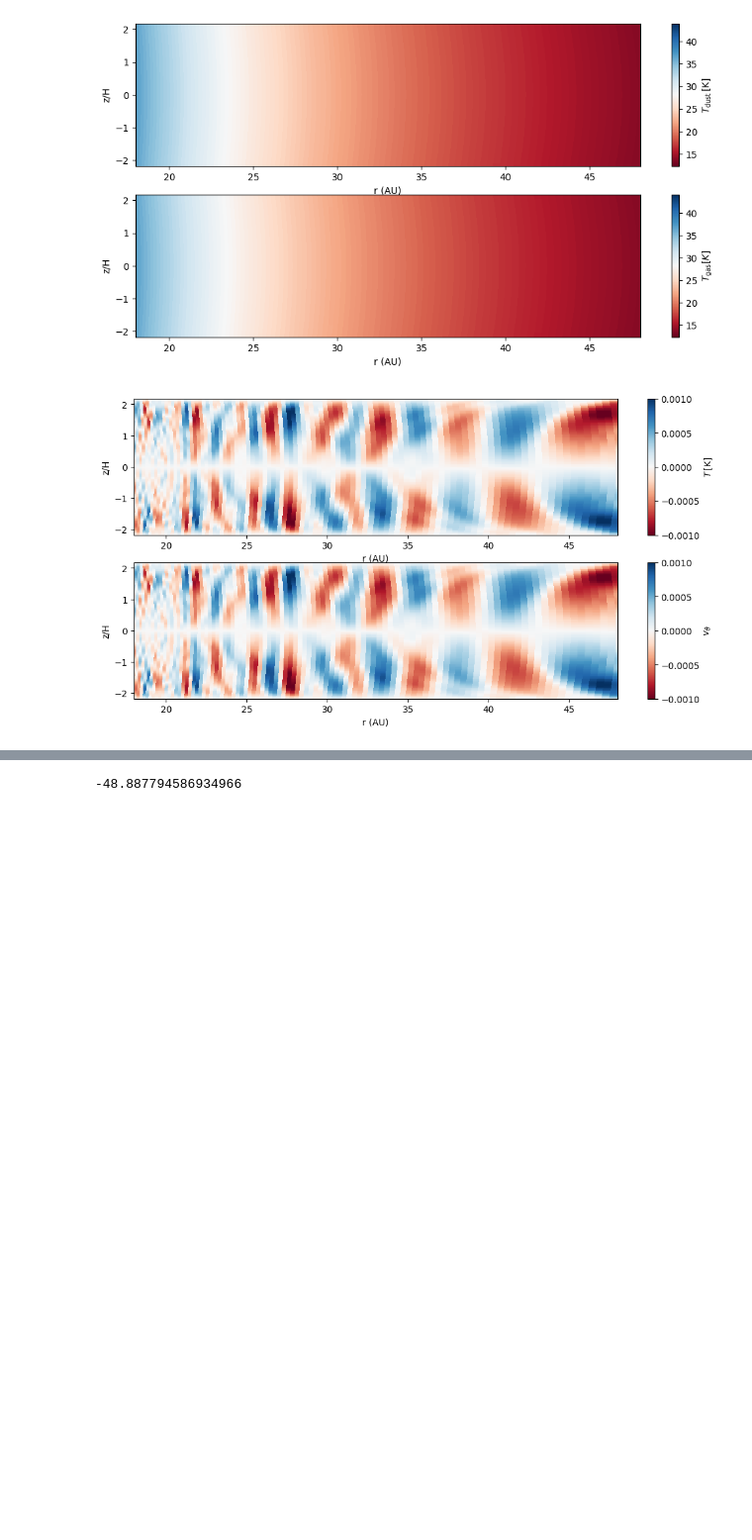
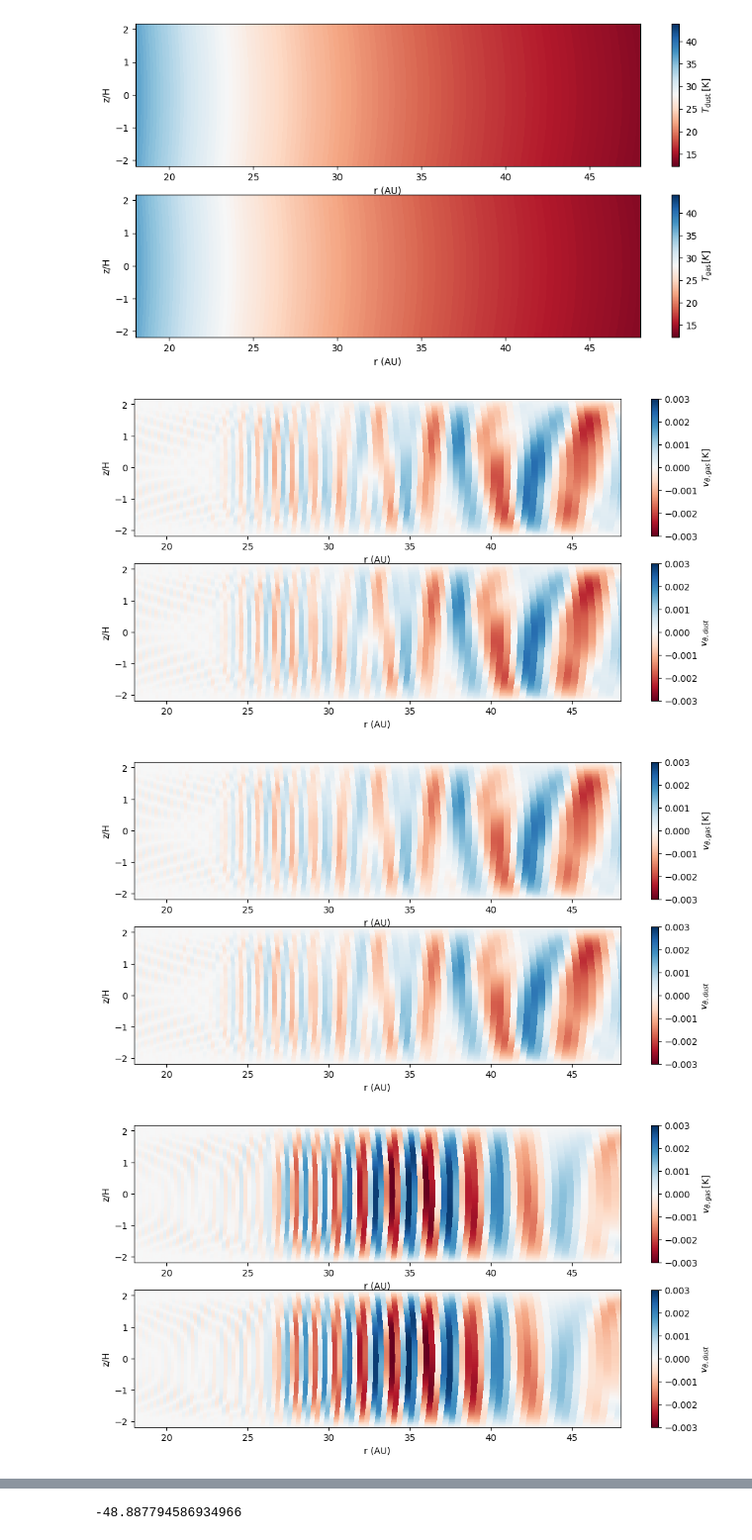
Before and after one commit to NadineSoliman/fargo3d, a Jupyter notebook: setups/vsi/vsi.ipynb, the cells around one changed output, grey strips where cells are left out. Shown at 99% size. Saved outputs shown, nothing was run; the diff lists cells and outputs as text; code cells hidden in the pictures; blank space fills up the shorter version.

```diff
--- a/setups/vsi/vsi.ipynb
+++ b/setups/vsi/vsi.ipynb
@@ -35,11 +36,0 @@ Populating the interactive namespace from numpy and matplotlib
-# %%
-rmin = loadtxt("../../outputs/vsi_128_iso/domain_y.dat")[3:-3]
-tmin = loadtxt("../../outputs/vsi_128_iso/domain_z.dat")[3:-3]
-
-rmed = 0.5 * (rmin[1:] + rmin[:-1])
-tmed = 0.5 * (tmin[1:] + tmin[:-1])
-
-R, T = meshgrid(rmed, tmed)
-
-nz = 128
-ny = 128
@@ -89,37 +122,13 @@ show()
 -0.016991351806550255
 [figure]
 # %%
-n =38
-
-vthetan_th = fromfile("../../outputs/vsi_128_iso/gasvz{:d}.dat".format(n)).reshape(nz,ny)
-vthetan_d= fromfile("../../outputs//vsi_128_iso/dust1vz{:d}.dat".format(n)).reshape(nz,ny)
-# tcol= fromfile("../../outputs//vsi_128_iso/Tcol{:d}.dat".format(n)).reshape(nz,ny)
-
-
-cg = R_MU /(gamma -1)
-cd = 0.088* cg
-
-
-H0 = 0.06
-fig = plt.figure(figsize=(12, 6))
-
-ax1 = fig.add_subplot(211)
-# surf1 = ax1.pcolormesh(30*R*sin(T),cos(T)/H0, np.abs(1/tcol), cmap='RdBu', norm =matplotlib.colors.LogNorm(vmin = 1e-2, vmax = 1e2))
-surf1 = ax1.pcolormesh(30*R*sin(T),cos(T)/H0, vthetan_th, cmap='RdBu', vmin=-0.001,vmax=0.001)
-
-ax1.set_xlabel('r (AU)')
-ax1.set_ylabel('z/H')
-ax1.set_xlim(0.6*30, 1.6*30)
-fig.colorbar(surf1, ax=ax1, label=r'$T\, [\rm K]$')
-
-# fig.colorbar(surf1, ax=ax1, label=r'$t_{\rm col}  \Omega$')
-
-ax2 = fig.add_subplot(212)
-surf2 = ax2.pcolormesh(30*R*sin(T),cos(T)/H0, vthetan_d, cmap='RdBu', vmin=-0.001,vmax=0.001)
-ax2.set_xlabel('r (AU)')
-ax2.set_ylabel('z/H')
-ax2.set_xlim(30*0.6, 30*1.6)
-fig.colorbar(surf2, ax=ax2, label=r'$v_\theta$')
-show()
+plot_vz("vsi_128_iso", 100)
+plot_vz("vsi_128_adi", 100)
+plot_vz("vsi_sametemp", 100)
+plot_vz("vsi_diffT", 100)
+plot_vz("vsi_sameTgrad", 100)
+plot_vz("vsi_small_diffT_grad", 100)
 # %% [output]
-[figure, old version]
+[figure, new version]
+[figure, added]
+[figure, added]
```
Also changed, not shown: parts of 13 cells of this notebook, 6 other files.
